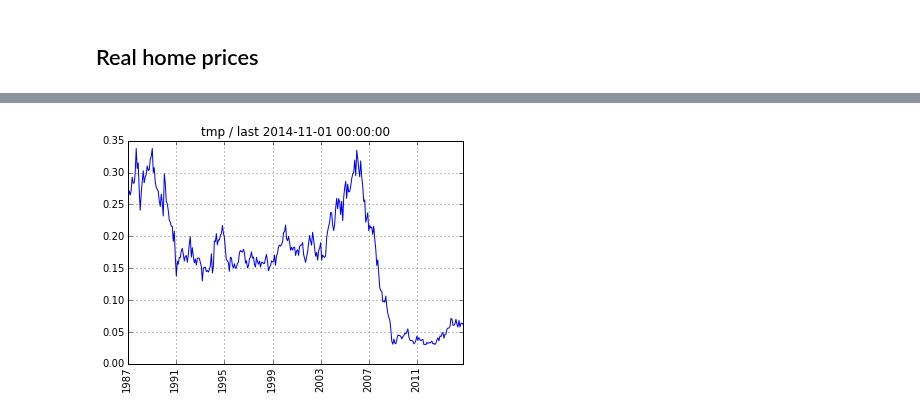
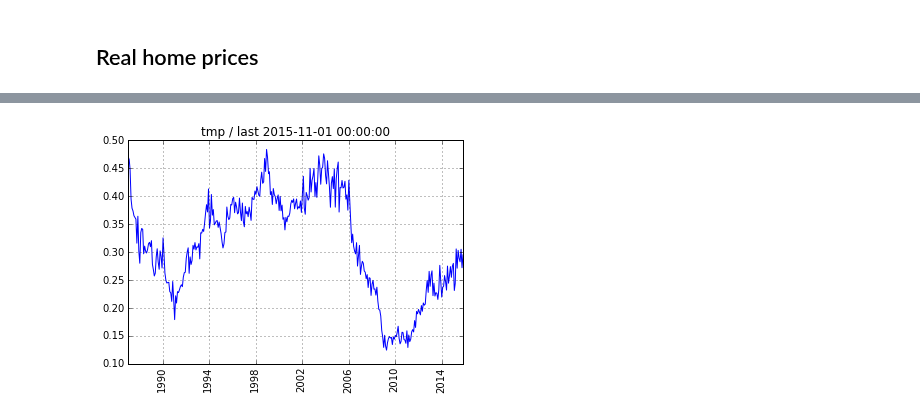
Before and after one commit to rsvp/fecon235, a Jupyter notebook: nb/fred-housing.ipynb, the cells around one changed output, grey strips where cells are left out. Saved outputs shown, nothing was run; the diff lists cells and outputs as text; code cells hidden in the pictures.

Commit message:
fred-housing.ipynb: Fix issue #2 by v4 and p6 updates
hscore section completely revised.
Additional year of data confirms recovery in housing economy.

```diff
--- a/nb/fred-housing.ipynb
+++ b/nb/fred-housing.ipynb
@@ -158,13 +226,13 @@ The sketch does not strive for exact precision, but serves as an indicator to mo
 # %%
 mortpremium = 1.50
 # %%
-mortgage = todf( getfred(m4bond10) + mortpremium )
+mortgage = todf( get(m4bond10) + mortpremium )
 # %%
 #  Yearly interest to be paid off:
 interest = todf( homepx * (mortgage / 100.00) )
 # %%
-#  Wage is in dollars per hour
-wage = getfred(m4wage)
+#  Wage is in dollars per hour:
+wage = get( m4wage )
 # %%
 #  Working hours to pay off just the interest:
 interesthours = todf( interest / wage )
@@ -210,8 +300,13 @@ The basic idea is that housing starts should be more abundant when homes are mor
+# %%
+afford = todf( 1 - payhome )
 # %%
 #  hspop can be interpreted as the percentage of the population allocated new housing.
-#  Let's weight hspop by payhome to score housing starts:
-hscore = todf( hspop * payhome )
+
+#  Let's weight hspop by afford to score housing starts...
+hscore = todf( hspop * afford )
+
+#  ... loosely interpretated as new "affordable" housing relative to population.
 # %%
-plotfred( hscore )
+plot( hscore )
 # %% [output]
-[figure, old version]
+[figure, new version]
```
Also changed, not shown: parts of 64 cells of this notebook.
